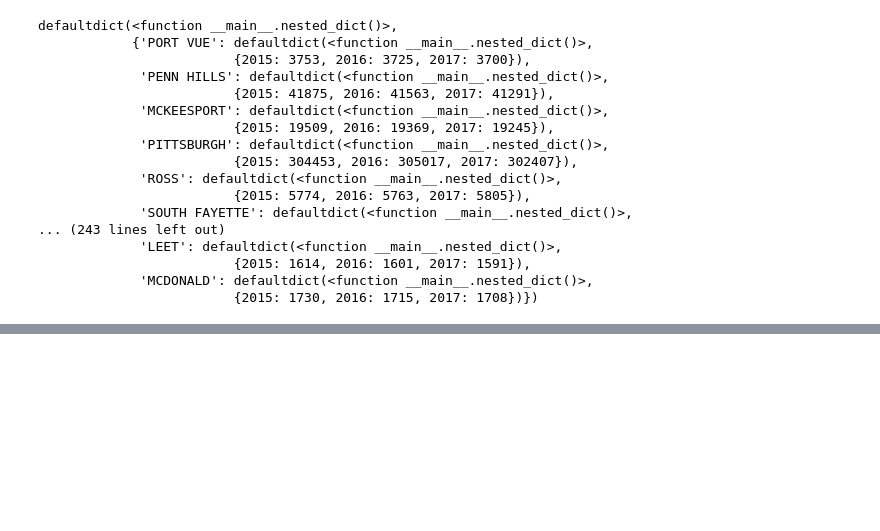
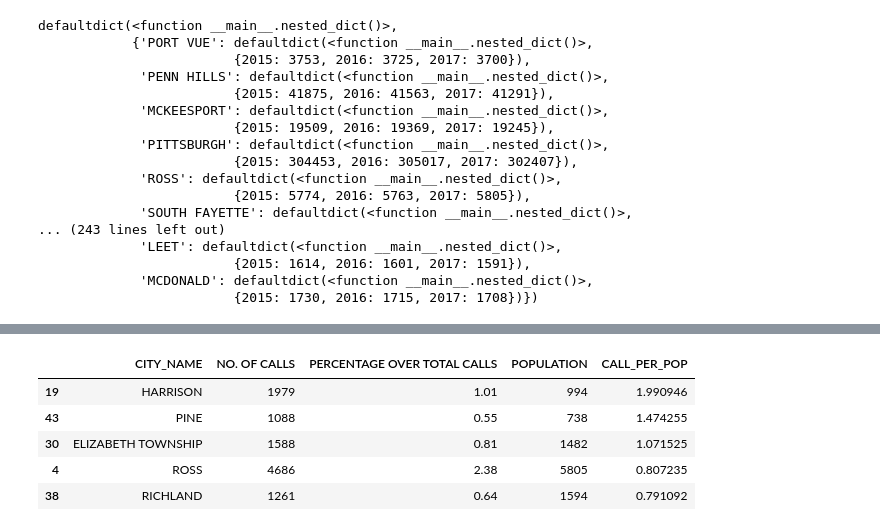
Before and after one commit to thoo/EMS-Dispatches-Pittsburgh, a Jupyter notebook: data_preprocessing.ipynb, the cells around one changed output, grey strips where cells are left out. Saved outputs shown, nothing was run; the diff lists cells and outputs as text; code cells hidden in the pictures; blank space fills up the shorter version.

```diff
--- a/data_preprocessing.ipynb
+++ b/data_preprocessing.ipynb
@@ -483,0 +367,10 @@ pwd
+# %%
+call_per_city_2017 = get_call_per_city(df_ems, pop_dict, 2017)
+call_per_city_2017.head()
+# %% [output]
+|  | CITY_NAME | NO. OF CALLS | PERCENTAGE OVER TOTAL CALLS | POPULATION | CALL_PER_POP |
+| 19 | HARRISON | 1979 | 1.01 | 994 | 1.990946 |
+| 43 | PINE | 1088 | 0.55 | 738 | 1.474255 |
+| 30 | ELIZABETH TOWNSHIP | 1588 | 0.81 | 1482 | 1.071525 |
+| 4 | ROSS | 4686 | 2.38 | 5805 | 0.807235 |
+| 38 | RICHLAND | 1261 | 0.64 | 1594 | 0.791092 |
```
Also changed, not shown: parts of 43 cells of this notebook.
